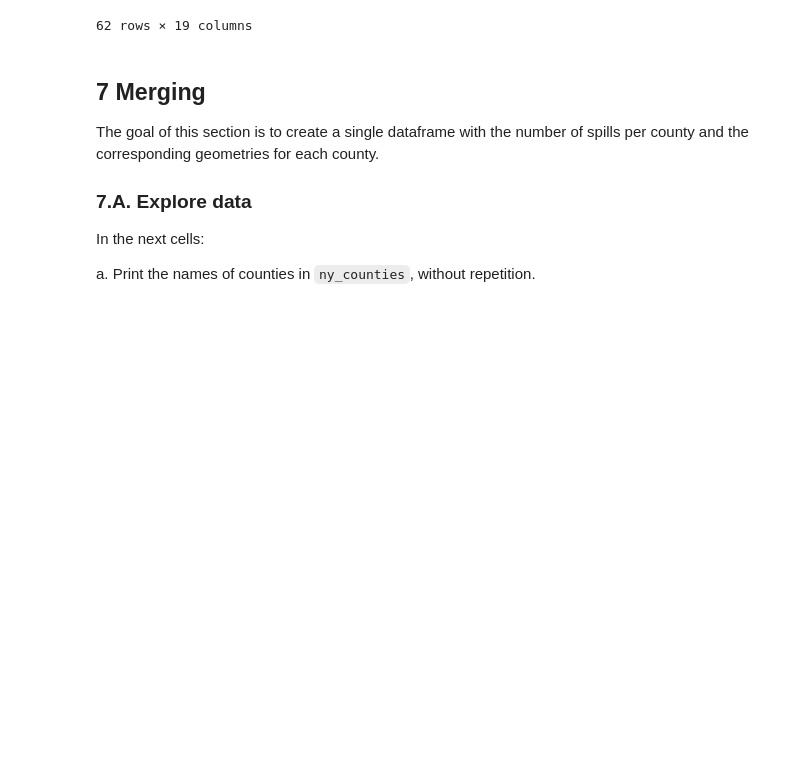
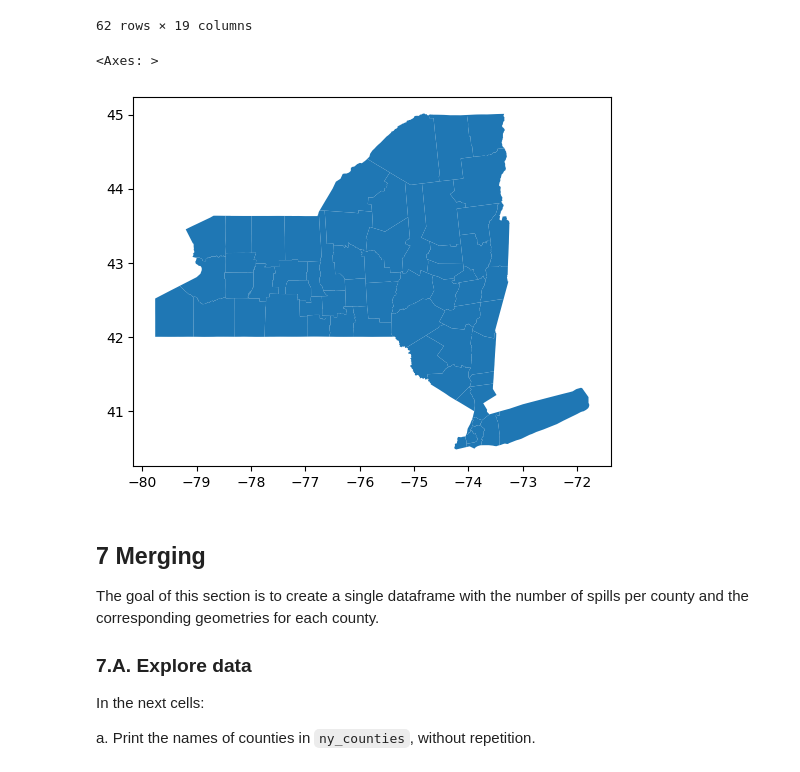
Before and after one commit to eowen19/eds220-hwk3, a Jupyter notebook: hwk3-task2-spills.ipynb, the cells around one changed output. Drawn from its saved outputs; the diff is of its cells as text; code cells hidden in the pictures; blank space fills up the shorter version.

```diff
--- a/hwk3-task2-spills.ipynb
+++ b/hwk3-task2-spills.ipynb
@@ -461,8 +443,8 @@ Index(['statefp', 'countyfp', 'countyns', 'geoid', 'geoidfq', 'name',
 
 Select all the counties for the state of New York in a new variable `ny_counties` and plot them (you may need to look at the metadata).
 # %%
-ny_state = counties[counties['statefp'] == '36']
-ny_state
+ny_counties = counties[counties['statefp'] == '36']
+ny_counties
 # %% [output]
 |  | statefp | countyfp | countyns | geoid | geoidfq | name | namelsad | lsad | classfp | mtfcc | csafp | ... |
 | 258 | 36 | 029 | 00974113 | 36029 | 0500000US36029 | Erie | Erie County | 06 | H1 | G4020 | 160 | ... |
@@ -477,6 +459,11 @@ ny_state
 | 3110 | 36 | 033 | 00974115 | 36033 | 0500000US36033 | Franklin | Franklin County | 06 | H1 | G4020 | None | ... |
 | 3120 | 36 | 031 | 00974114 | 36031 | 0500000US36031 | Essex | Essex County | 06 | H1 | G4020 | None | ... |
 62 rows × 19 columns
+# %%
+ny_counties.plot()
+# %% [output]
+<Axes: >
+[figure, added]
 # %% [markdown]
 <!-- END QUESTION -->
 
```
Also changed, not shown: parts of 21 cells of this notebook.
